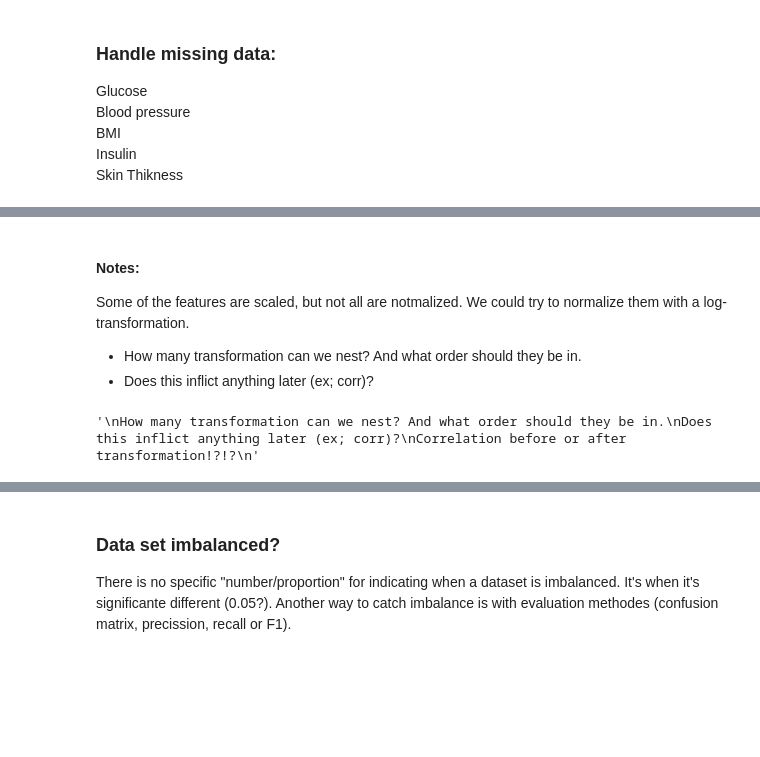
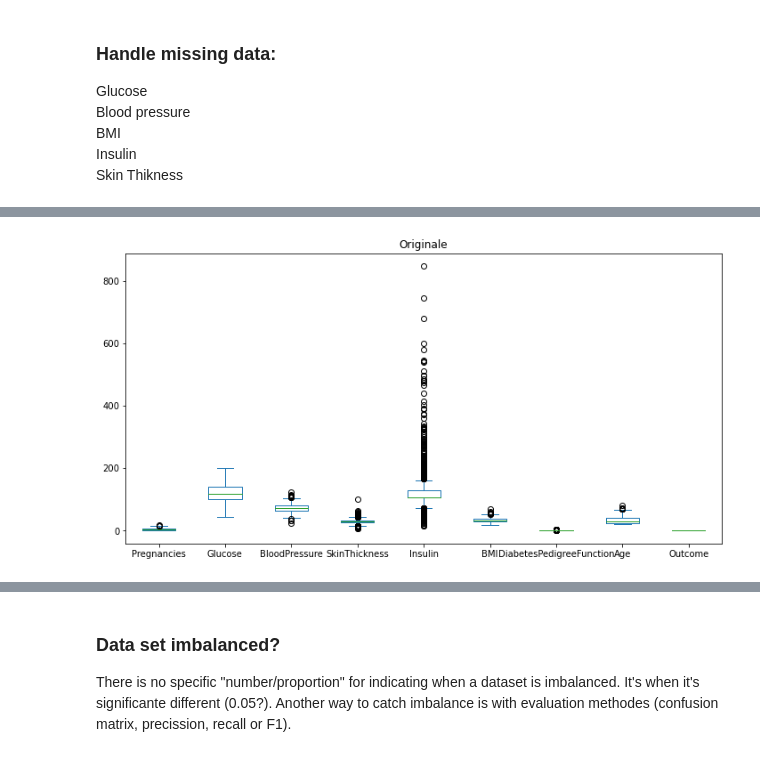
Before and after one commit to Evnsn/Kaggle, a Jupyter notebook: Kaggle/Competitions/Pima Indians/notebooks/main_notebook.ipynb, the cells around one changed output, grey strips where cells are left out. Cells and saved outputs as stored; diff of their text form; code cells hidden in the pictures; blank space fills up the shorter version.

```diff
--- a/Kaggle/Competitions/Pima Indians/notebooks/main_notebook.ipynb
+++ b/Kaggle/Competitions/Pima Indians/notebooks/main_notebook.ipynb
@@ -215,10 +216,12 @@ for column in missing_features:
 # %%
 # Replacing values
-df_missing_values['Glucose'].fillna(df_missing_values['Glucose'].median()) # Moderate skeweed
-df_missing_values['BloodPressure'].fillna(df_missing_values['BloodPressure'].mean()) # Symetric
-df_missing_values['SkinThickness'].fillna(df_missing_values['SkinThickness'].mean()) # Symetric
-df_missing_values['Insulin'].fillna(df_missing_values['Insulin'].mode()[0]) # Highly skeweed
-df_missing_values['BMI'].fillna(df_missing_values['BMI'].median()) # Moderate skeweed
+df_missing_values['Glucose'].fillna(df_missing_values['Glucose'].median(), inplace = True) # Moderate skeweed
+df_missing_values['BloodPressure'].fillna(df_missing_values['BloodPressure'].mean(), inplace = True) # Symetric
+df_missing_values['SkinThickness'].fillna(df_missing_values['SkinThickness'].mean(), inplace = True) # Symetric
+df_missing_values['Insulin'].fillna(df_missing_values['Insulin'].mode()[0], inplace = True) # Highly skeweed
+df_missing_values['BMI'].fillna(df_missing_values['BMI'].median(), inplace = True) # Moderate skeweed
 print("Replaced missing values")
+print("Shape:", df_missing_values.shape)
+df_missing_values.info()
 # %% [output]
 Replaced missing values
@@ -248,15 +260,0 @@ df_scaling.plot(kind='box', figsize=(16,9))
-# %% [markdown]
-#### Notes:
-Some of the features are scaled, but not all are notmalized. We could try to normalize them with a log-transformation.
-- How many transformation can we nest? And what order should they be in.
-- Does this inflict anything later (ex; corr)?
-# %%
-'''
-How many transformation can we nest? And what order should they be in.
-Does this inflict anything later (ex; corr)?
-Correlation before or after transformation!?!?
-'''
-
-# ...
-# %% [output]
-'\nHow many transformation can we nest? And what order should they be in.\nDoes this inflict anything later (ex; corr)?\nCorrelation before or after transformation!?!?\n'
@@ -262,0 +265,31 @@ Correlation before or after transformation!?!?
+# %%
+scalers = {
+    "MaxAbs":{
+        "scaler":MaxAbsScaler(),
+        "df":None
+    },
+    "MinMax":{
+        "scaler":MinMaxScaler(),
+        "df":None
+    },
+    "Nomralize":{
+        "scaler":Normalizer(),
+        "df":None
+    },
+    "Standarize":{
+        "scaler":StandardScaler(),
+        "df":None
+    }
+}
+# %%
+df_scaling.plot(kind='box', figsize=(12,6), title="Originale")
+
+for scaler in scalers:
+    df = df_scaling.copy()
+    y = df.pop('Outcome')
+    columns = df.columns
+    df = scalers[scaler]["scaler"].fit_transform(df)
+    df = pd.DataFrame(df, columns = columns)
+    scalers[scaler]["df"] = pd.concat([df, y], axis=1)
+# %% [output]
+[figure, added]
```
Also changed, not shown: parts of 50 cells of this notebook, 1 other file.
